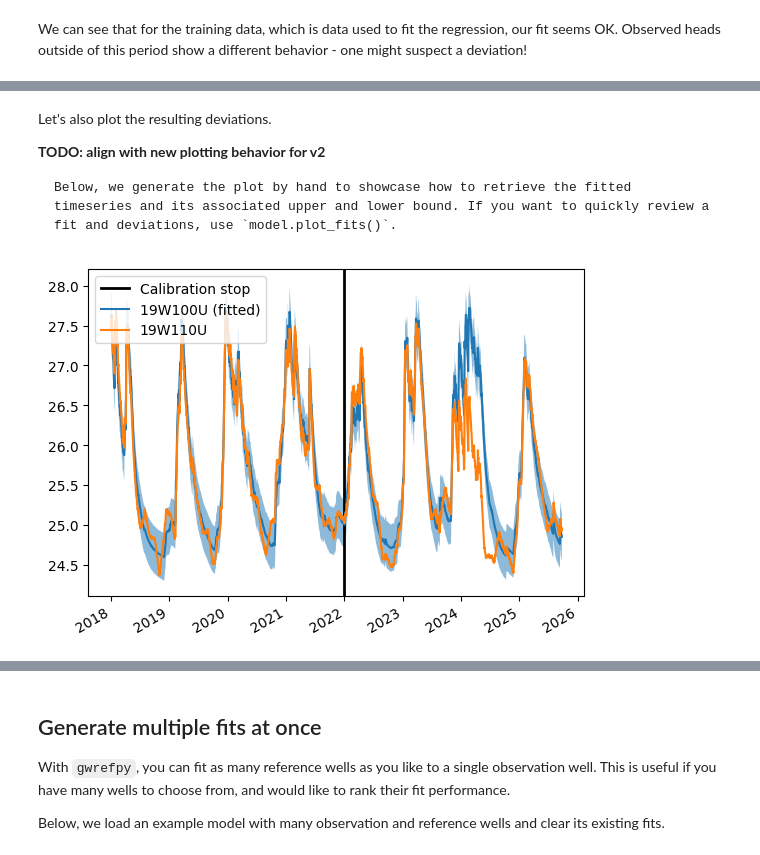
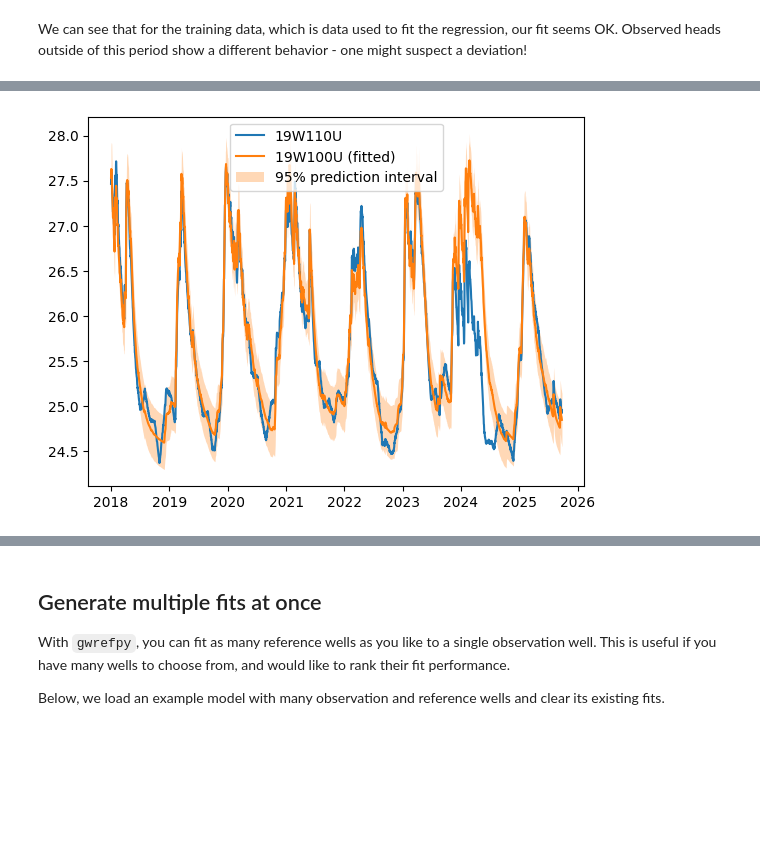
Before and after one commit to sgfsweden/gwrefpy, a Jupyter notebook: docs/user_guide/2_fitting_wells.ipynb, the cells around one changed output, grey strips where cells are left out. Cells and saved outputs as stored; diff of their text form; code cells hidden in the pictures; blank space fills up the shorter version.

````diff
--- a/docs/user_guide/2_fitting_wells.ipynb
+++ b/docs/user_guide/2_fitting_wells.ipynb
@@ -145,25 +112,5 @@ Aggregation Method: mean
-# %% [markdown]
-Let's also plot the resulting deviations.
-
-**TODO: align with new plotting behavior for v2**
-
-```{tip}
-Below, we generate the plot by hand to showcase how to retrieve the fitted timeseries and its associated upper and lower bound. If you want to quickly review a fit and deviations, use `model.plot_fits()`.
-```
-# %%
-fitted_ref = fit.get_fit_timeseries()
-upper_bound = fit.get_upper_confidence_bound()
-lower_bound = fit.get_lower_confidence_bound()
-
-fig, ax = plt.subplots()
-
-_ = ax.fill_between(fitted_ref.index, y1=lower_bound, y2=upper_bound, alpha=0.5)
-_ = ax.axvline(pd.Timestamp("2022"), color="black", linewidth=2, label="Calibration stop")
-
-_ = fitted_ref.plot(ax=ax, label="19W100U (fitted)")
-_ = obs = model.get_wells("19W110U")
-_ = obs.timeseries.plot(ax=ax, label="19W110U")
-_ = ax.legend(loc="upper left")
-# %% [output]
-[figure, removed]
+# %%
+fit.plot();
+# %% [output]
+[figure, added]
 # %% [markdown]
````
Also changed, not shown: parts of 11 cells of this notebook.
